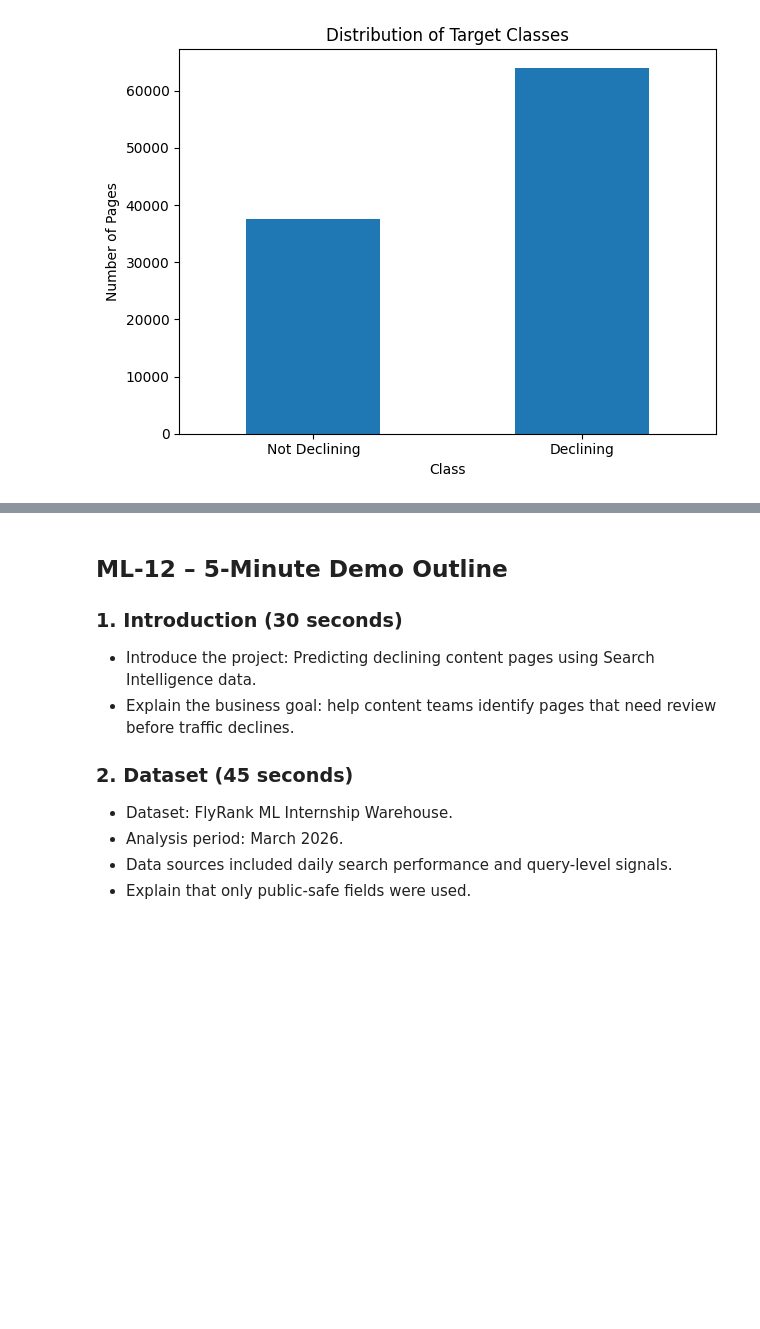
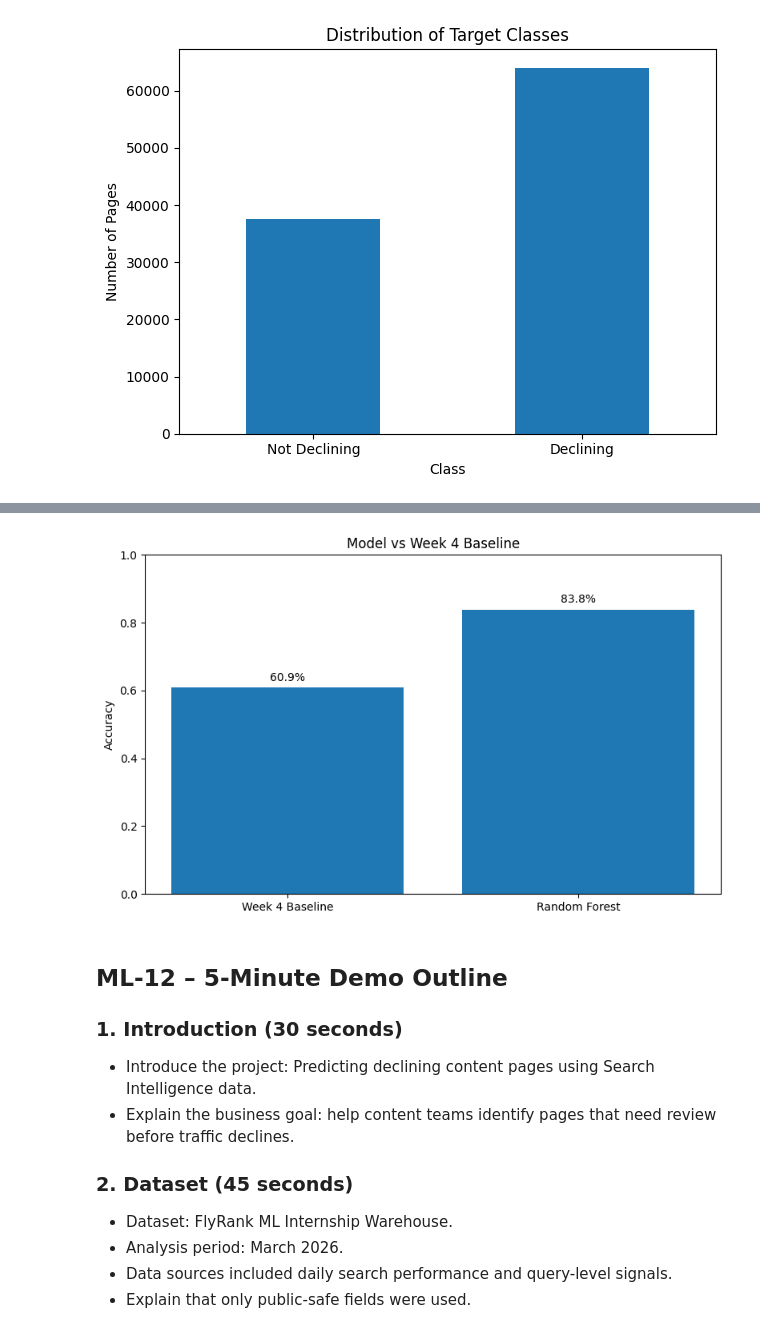
Before and after one commit to mirabdulbaqi/flyrank-ml-internship, a Jupyter notebook: work/notebooks/capstone.ipynb, the cells around one changed output, grey strips where cells are left out. Saved outputs shown, nothing was run; the diff lists cells and outputs as text; code cells hidden in the pictures; blank space fills up the shorter version.

```diff
--- a/work/notebooks/capstone.ipynb
+++ b/work/notebooks/capstone.ipynb
@@ -834,3 +962,38 @@ plt.show()
+# %%
+import matplotlib.pyplot as plt
+
+# Model vs baseline comparison
+methods = [
+    "Week 4 Baseline",
+    "Random Forest"
+]
+
+accuracy = [
+    0.6085,
+    0.8382
+]
+
+plt.figure(figsize=(8, 5))
+
+bars = plt.bar(methods, accuracy)
+
+plt.ylabel("Accuracy")
+plt.title("Model vs Week 4 Baseline")
+plt.ylim(0, 1)
+
+# Add percentage labels
+for bar, value in zip(bars, accuracy):
+    plt.text(
+        bar.get_x() + bar.get_width() / 2,
+        value + 0.02,
+        f"{value:.1%}",
+        ha="center"
+    )
+
+plt.tight_layout()
+plt.show()
+# %% [output]
+[figure, added]
 # %% [markdown]
 ## ML-12 – 5-Minute Demo Outline
 
```
Also changed, not shown: parts of 10 cells of this notebook.
